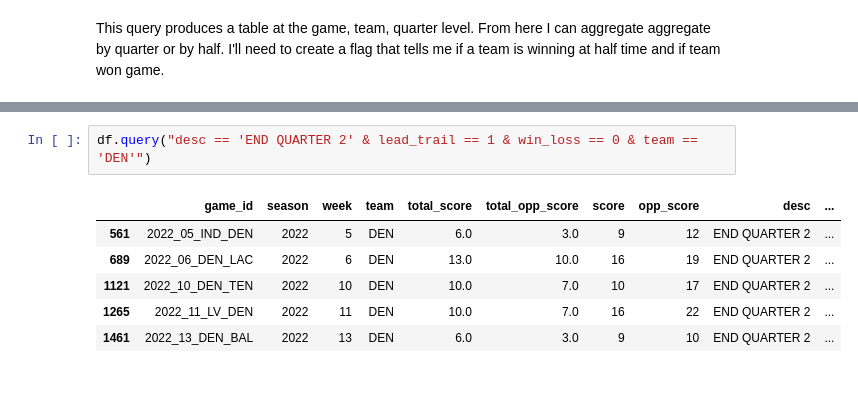
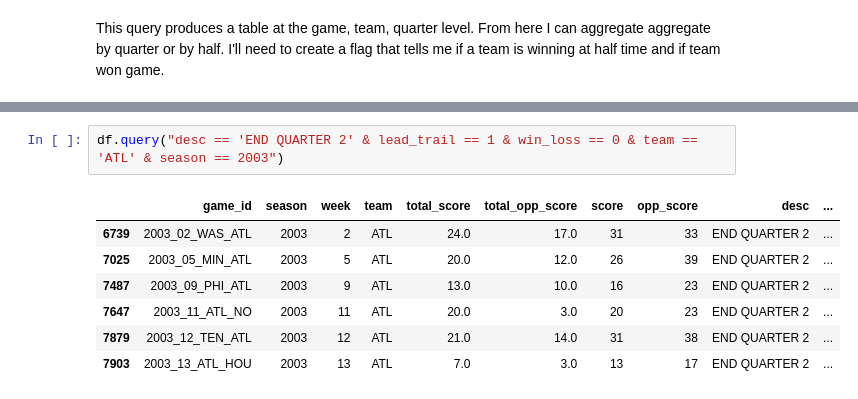
Before and after one commit to gfidanli/fantasy_football_analysis, a Jupyter notebook: daily_analysis/day_41_50/day50.ipynb, the cells around one changed output, grey strips where cells are left out. Drawn from its saved outputs; the diff is of its cells as text.

```diff
--- a/daily_analysis/day_41_50/day50.ipynb
+++ b/daily_analysis/day_41_50/day50.ipynb
@@ -134,9 +147,10 @@ Denver has lost the most games where they were actually **winning** at halftime!
 # %%
-df.query("desc == 'END QUARTER 2' & lead_trail == 1 & win_loss == 0 & team == 'DEN'")
+df.query("desc == 'END QUARTER 2' & lead_trail == 1 & win_loss == 0 & team == 'ATL' & season == 2003")
 # %% [output]
 |  | game_id | season | week | team | total_score | total_opp_score | score | opp_score | desc | ... |
-| 561 | 2022_05_IND_DEN | 2022 | 5 | DEN | 6.0 | 3.0 | 9 | 12 | END QUARTER 2 | ... |
-| 689 | 2022_06_DEN_LAC | 2022 | 6 | DEN | 13.0 | 10.0 | 16 | 19 | END QUARTER 2 | ... |
-| 1121 | 2022_10_DEN_TEN | 2022 | 10 | DEN | 10.0 | 7.0 | 10 | 17 | END QUARTER 2 | ... |
-| 1265 | 2022_11_LV_DEN | 2022 | 11 | DEN | 10.0 | 7.0 | 16 | 22 | END QUARTER 2 | ... |
-| 1461 | 2022_13_DEN_BAL | 2022 | 13 | DEN | 6.0 | 3.0 | 9 | 10 | END QUARTER 2 | ... |
+| 6739 | 2003_02_WAS_ATL | 2003 | 2 | ATL | 24.0 | 17.0 | 31 | 33 | END QUARTER 2 | ... |
+| 7025 | 2003_05_MIN_ATL | 2003 | 5 | ATL | 20.0 | 12.0 | 26 | 39 | END QUARTER 2 | ... |
+| 7487 | 2003_09_PHI_ATL | 2003 | 9 | ATL | 13.0 | 10.0 | 16 | 23 | END QUARTER 2 | ... |
+| 7647 | 2003_11_ATL_NO | 2003 | 11 | ATL | 20.0 | 3.0 | 20 | 23 | END QUARTER 2 | ... |
+| 7879 | 2003_12_TEN_ATL | 2003 | 12 | ATL | 21.0 | 14.0 | 31 | 38 | END QUARTER 2 | ... |
+| 7903 | 2003_13_ATL_HOU | 2003 | 13 | ATL | 7.0 | 3.0 | 13 | 17 | END QUARTER 2 | ... |
```
Also changed, not shown: parts of 19 cells of this notebook.
